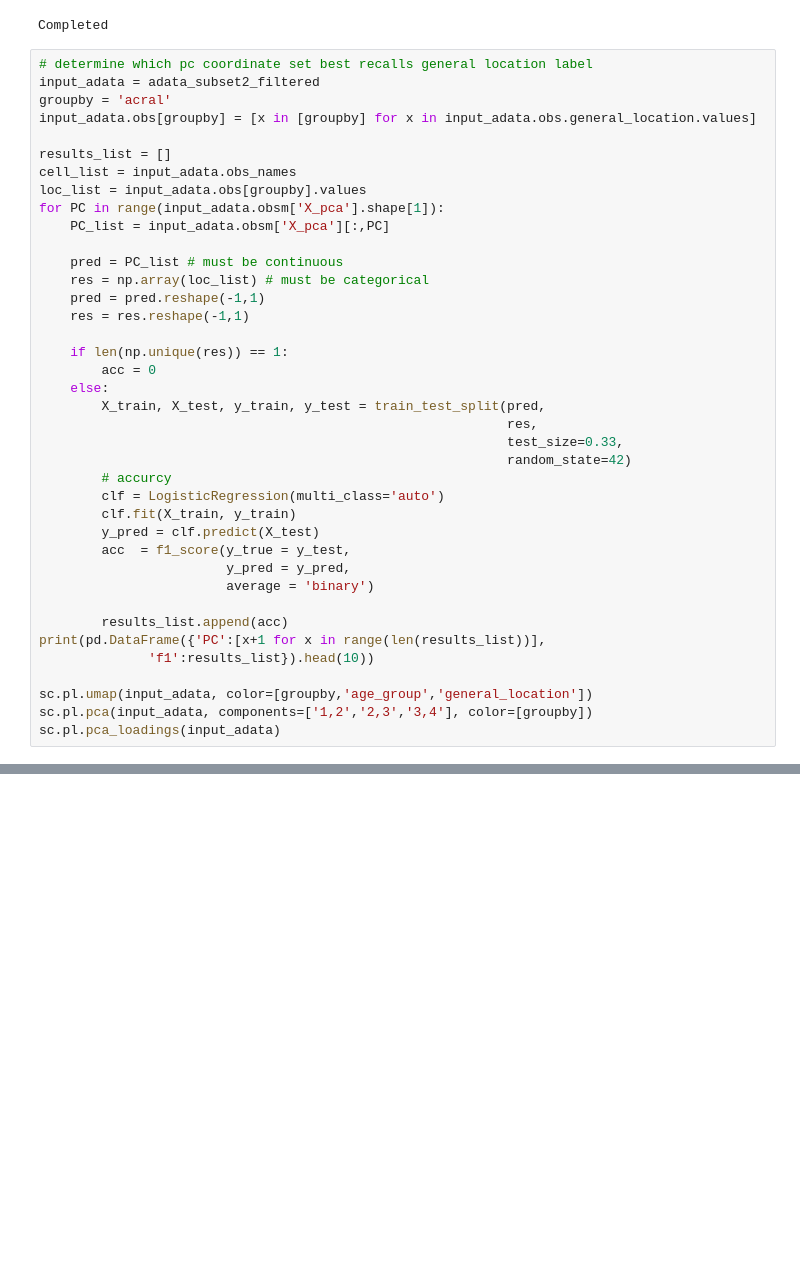
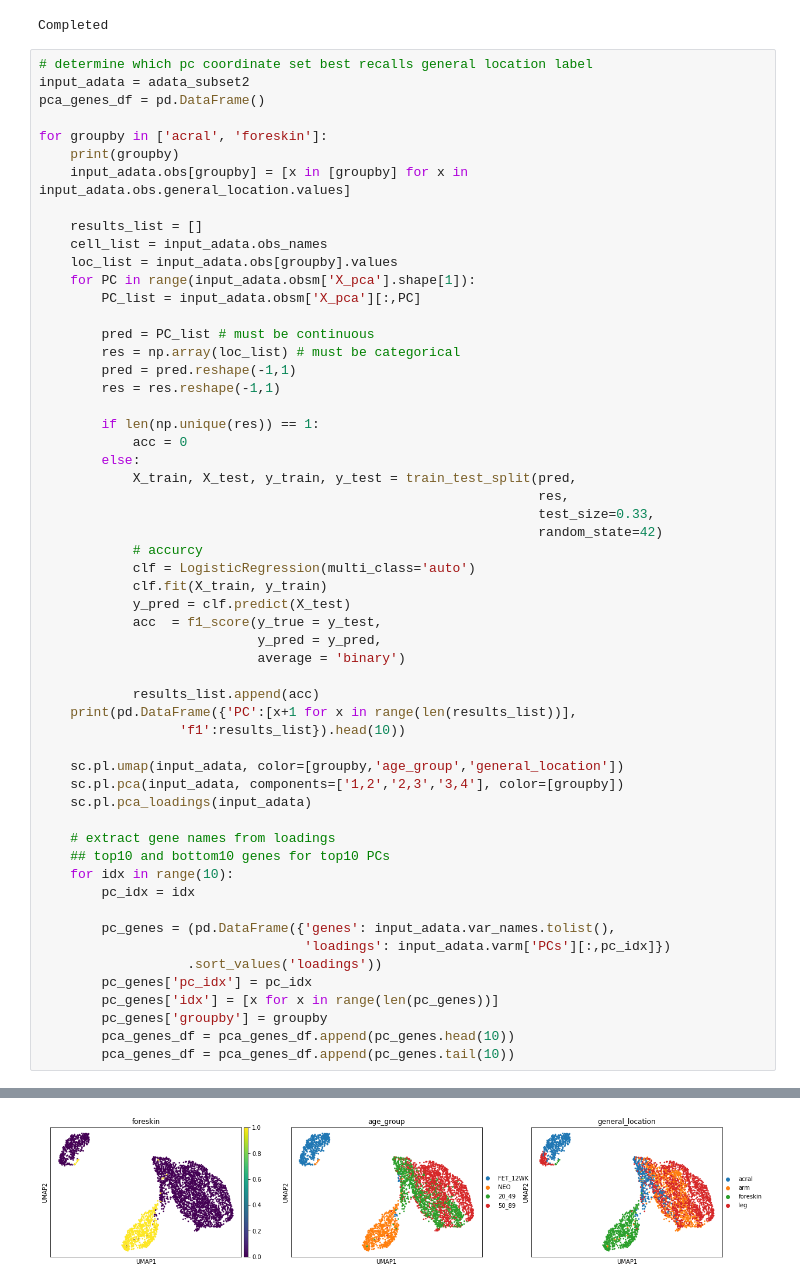
Before and after one commit to czbiohub/darmanis_group_DL_notebook, a Jupyter notebook: DL20190123_mel_aging_acral_analysis.ipynb, the cells around one changed output, grey strips where cells are left out. Cells and saved outputs as stored; diff of their text form; blank space fills up the shorter version.

```diff
--- a/DL20190123_mel_aging_acral_analysis.ipynb
+++ b/DL20190123_mel_aging_acral_analysis.ipynb
@@ -42,41 +42,58 @@ print('Completed')
 Completed
 # %%
 # determine which pc coordinate set best recalls general location label
-input_adata = adata_subset2_filtered
-groupby = 'acral'
-input_adata.obs[groupby] = [x in [groupby] for x in input_adata.obs.general_location.values]
+input_adata = adata_subset2
+pca_genes_df = pd.DataFrame()
 
-results_list = []
-cell_list = input_adata.obs_names
-loc_list = input_adata.obs[groupby].values
-for PC in range(input_adata.obsm['X_pca'].shape[1]):
-    PC_list = input_adata.obsm['X_pca'][:,PC]
+for groupby in ['acral', 'foreskin']:
+    print(groupby)
+    input_adata.obs[groupby] = [x in [groupby] for x in input_adata.obs.general_location.values]
 
-    pred = PC_list # must be continuous
-    res = np.array(loc_list) # must be categorical
-    pred = pred.reshape(-1,1)
-    res = res.reshape(-1,1)
+    results_list = []
+    cell_list = input_adata.obs_names
+    loc_list = input_adata.obs[groupby].values
+    for PC in range(input_adata.obsm['X_pca'].shape[1]):
+        PC_list = input_adata.obsm['X_pca'][:,PC]
 
-    if len(np.unique(res)) == 1:
-        acc = 0
-    else:
-        X_train, X_test, y_train, y_test = train_test_split(pred,
-                                                            res,
-                                                            test_size=0.33,
-                                                            random_state=42)
-        # accurcy
-        clf = LogisticRegression(multi_class='auto')
-        clf.fit(X_train, y_train)
-        y_pred = clf.predict(X_test)
-        acc  = f1_score(y_true = y_test,
-                        y_pred = y_pred,
-                        average = 'binary')
+        pred = PC_list # must be continuous
+        res = np.array(loc_list) # must be categorical
+        pred = pred.reshape(-1,1)
+        res = res.reshape(-1,1)
 
-        results_list.append(acc)
-print(pd.DataFrame({'PC':[x+1 for x in range(len(results_list))],
-              'f1':results_list}).head(10))
+        if len(np.unique(res)) == 1:
+            acc = 0
+        else:
+            X_train, X_test, y_train, y_test = train_test_split(pred,
+                                                                res,
+                                                                test_size=0.33,
+                                                                random_state=42)
+            # accurcy
+            clf = LogisticRegression(multi_class='auto')
+            clf.fit(X_train, y_train)
+            y_pred = clf.predict(X_test)
+            acc  = f1_score(y_true = y_test,
+                            y_pred = y_pred,
+                            average = 'binary')
 
-sc.pl.umap(input_adata, color=[groupby,'age_group','general_location'])
-sc.pl.pca(input_adata, components=['1,2','2,3','3,4'], color=[groupby])
-sc.pl.pca_loadings(input_adata)
+            results_list.append(acc)
+    print(pd.DataFrame({'PC':[x+1 for x in range(len(results_list))],
+                  'f1':results_list}).head(10))
+
+    sc.pl.umap(input_adata, color=[groupby,'age_group','general_location'])
+    sc.pl.pca(input_adata, components=['1,2','2,3','3,4'], color=[groupby])
+    sc.pl.pca_loadings(input_adata)
+
+    # extract gene names from loadings
+    ## top10 and bottom10 genes for top10 PCs
+    for idx in range(10):
+        pc_idx = idx
+
+        pc_genes = (pd.DataFrame({'genes': input_adata.var_names.tolist(),
+                                  'loadings': input_adata.varm['PCs'][:,pc_idx]})
+                   .sort_values('loadings'))
+        pc_genes['pc_idx'] = pc_idx
+        pc_genes['idx'] = [x for x in range(len(pc_genes))]
+        pc_genes['groupby'] = groupby
+        pca_genes_df = pca_genes_df.append(pc_genes.head(10))
+        pca_genes_df = pca_genes_df.append(pc_genes.tail(10))
 # %% [output]
@@ -96,0 +127 @@ sc.pl.pca_loadings(input_adata)
+[figure, added]
```
Also changed, not shown: parts of 10 cells of this notebook, 4 other files.
